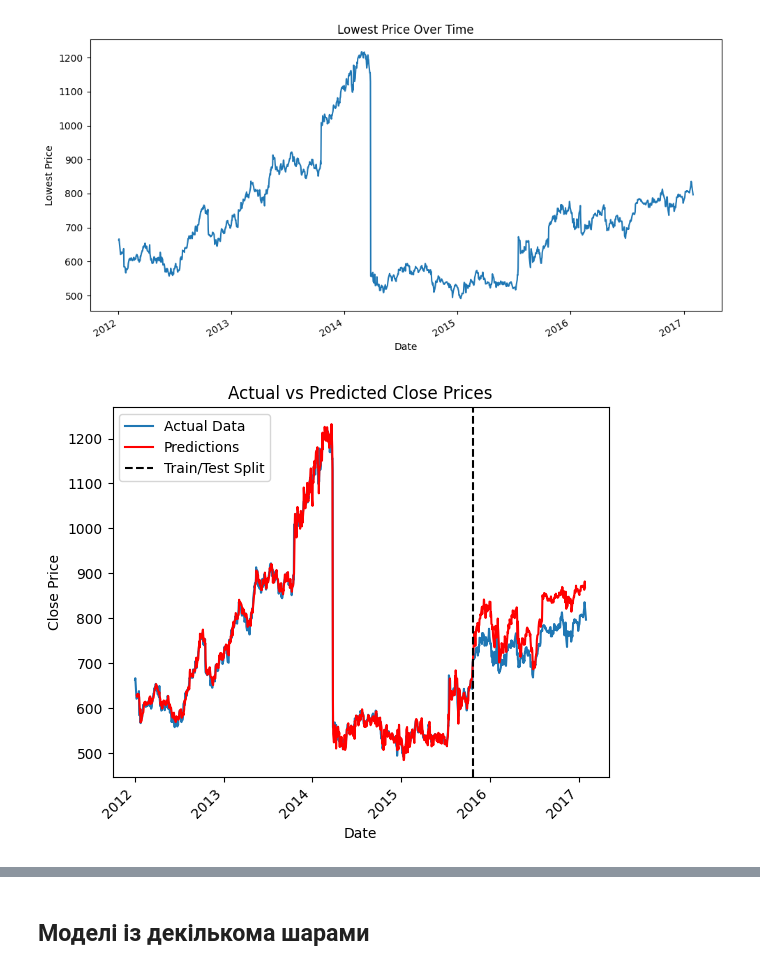
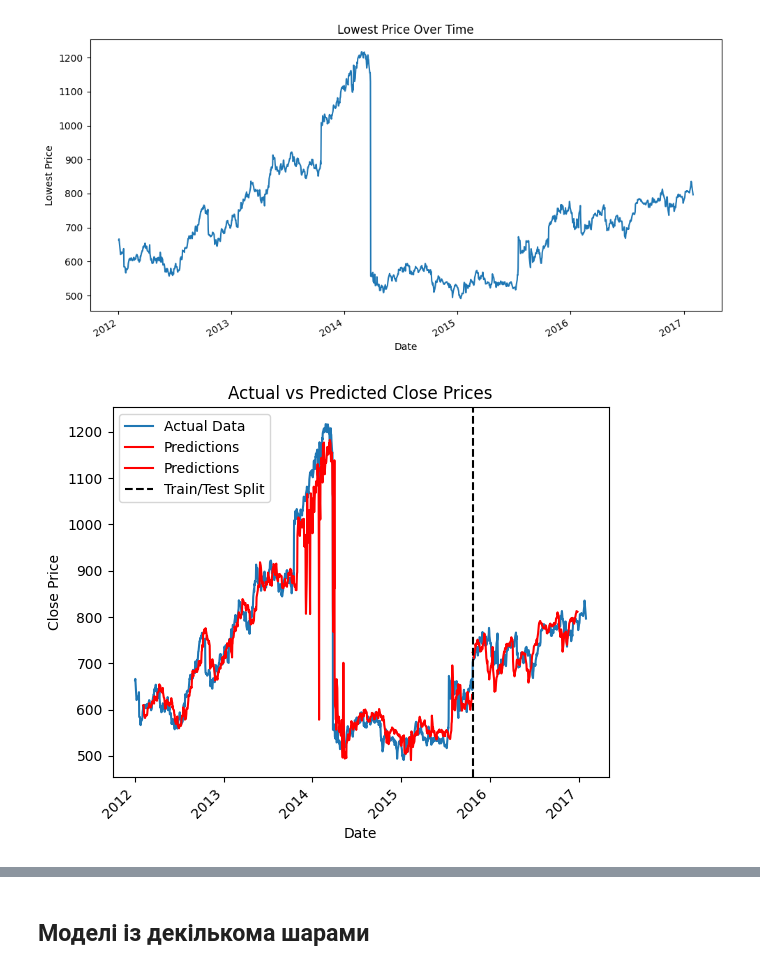
Before and after one commit to Mage-Knight/Intelligent_decision_support_systems, a Jupyter notebook: Lab2/idss-lab-2.ipynb, the cells around one changed output, grey strips where cells are left out. Drawn from its saved outputs; the diff is of its cells as text; code cells hidden in the pictures.

```diff
--- a/Lab2/idss-lab-2.ipynb
+++ b/Lab2/idss-lab-2.ipynb
@@ -80,7 +80,7 @@ Data columns (total 6 columns):
 dtypes: float64(3), object(3)
 memory usage: 59.1+ KB
 # %%
-df_test = pd.read_csv('Google_Stock_Price_Test.csv')
+df_test = pd.read_csv('/kaggle/input/gooogle-stock-price/Google_Stock_Price_Test.csv')
 df_test.head()
 # %% [output]
 |  | Date | Open | High | Low | Close | Volume |
@@ -278,16 +290,16 @@ class RNNModel(nn.Module, BasicRNN):
                 input_dim=X_train.shape[-1], hidden_dim=hidden_dim, output_dim=y_train.shape[-1],
                 input_sequence=INPUT_SEQUENCE, output_sequence=OUTPUT_SEQUENCE
             ).to(DEVICE)
-            model.fit(X_train, y_train, X_test, y_test, num_epochs=300, batch_size=batch_size, learning_rate=lr, verbose=False)
+            current_best_model, current_best_test_loss = model.fit(X_train, y_train, X_test, y_test, num_epochs=300, batch_size=batch_size, learning_rate=lr, verbose=False)
 
-            test_dataset = TensorDataset(X_test, y_test)
-            test_loader = DataLoader(dataset=test_dataset, batch_size=batch_size, shuffle=False)
-            val_loss = model.evaluate(test_loader, criterion)
+#             test_dataset = TensorDataset(X_test, y_test)
+#             test_loader = DataLoader(dataset=test_dataset, batch_size=batch_size, shuffle=False)
+#             val_loss = model.evaluate(test_loader, criterion)
 
-            if val_loss < best_loss:
-                best_loss = val_loss
+            if current_best_test_loss < best_loss:
+                best_loss = current_best_test_loss
                 best_params = params
-                best_model = deepcopy(model)
+                best_model = deepcopy(current_best_model)
 
         print(f'Best parameters found: {best_params}, with validation loss: {best_loss}')
         return best_params, best_model
@@ -299,7 +311,7 @@ class RNNModel(nn.Module, BasicRNN):
 # }
 parameter_grid = {
     'lr': [0.001],
-    'hidden_dim': [25],
+    'hidden_dim': [25, 50, 75, 100],
     'batch_size': [64]
 }
 
@@ -309,2 +321,2 @@ Best parameters found: (0.001, 25, 64), with validation loss: 0.0026727243543813
 # %%
-best_rnn_model.fit(X_train_tensor, y_train_tensor, X_test_tensor, y_test_tensor, num_epochs=1000, learning_rate=best_rnn_params[0], batch_size=best_rnn_params[2])
+# best_rnn_model.fit(X_train_tensor, y_train_tensor, X_test_tensor, y_test_tensor, num_epochs=1000, learning_rate=best_rnn_params[0], batch_size=best_rnn_params[2])
@@ -375,50 +368,44 @@ plt.show()
 # %%
 def plot_data_and_prediction(model, features_scaler, target_scaler, split_index, input_sequence, output_sequence, xticks_data=df['Date'].values, yticks_data=df['Close'].values, features_data=df.drop(['Date', 'Close'], axis=1),):
     _, ax = plt.subplots()
     # Plot real data
     ax.plot(xticks_data, yticks_data, label='Actual Data')
 
     # Prepare to plot predicted data
     # Note: Adjust your model prediction and data preparation as necessary
-    predictions = []  # This will store all your predictions
-    prediction_dates = []  # This will store corresponding dates for predictions
+
 
     # Assuming X_train_tensor and X_test_tensor are globally accessible; adjust as necessary
     for tensor, is_train in [(X_train_tensor, True), (X_test_tensor, False)]:
+        predictions = []  # This will store all your predictions
+        prediction_dates = []  # This will store corresponding dates for predictions
         # Generate predictions
         y_pred_tensor = model.forward(tensor.to(DEVICE)).detach()
         y_pred_unscaled = target_scaler.inverse_transform(y_pred_tensor.cpu().numpy().reshape(-1, 1)).flatten()
 
-        # Determine the start index for prediction dates
-        start_idx = split_index if not is_train else 0
-        for i in range(tensor.shape[0]):
-            # Calculate the start date for this prediction
-            date_idx = start_idx + i + input_sequence
-            if date_idx < len(xticks_data):
-                prediction_dates.append(xticks_data[date_idx])
-                predictions.append(y_pred_unscaled[i * output_sequence:(i + 1) * output_sequence])
-
-    # Since the predictions may not cover every date (especially with output sequences), you might need to adjust this part
-    # This example assumes you're plotting the first day of each predicted sequence for simplicity
-    predictions_first_day = [pred[0] for pred in predictions]
-    ax.plot(prediction_dates[:len(predictions_first_day)], predictions_first_day, 'r', label='Predictions')
+        # Since the predictions may not cover every date (especially with output sequences), you might need to adjust this part
+        # Here we're plotting the last day of each predicted sequence for simplicity
+        start_idx = split_index if not is_train else 0 + input_sequence + output_sequence - 1
+        ax.plot(xticks_data[start_idx:start_idx+tensor.shape[0]],\
+                [y_pred_unscaled[(i + 1) * output_sequence - 1] for i in range(tensor.shape[0])],
+                'r', label='Predictions')
 
     # Additional plot formatting
     plt.axvline(x=xticks_data[split_index], color='black', linestyle='--', label='Train/Test Split')
     ax.set_xlabel("Date")
     ax.set_ylabel("Close Price")
     ax.set_title('Actual vs Predicted Close Prices')
     plt.legend()
     plt.setp(ax.get_xticklabels(), rotation=45, horizontalalignment='right')
 
     plt.show()
 
 # Call your plot function with the appropriate parameters
 plot_data_and_prediction(model=best_rnn_model, features_scaler=feature_scaler, target_scaler=target_scaler,
                          split_index=split_index,
-                         input_sequence=input_sequence, output_sequence=output_sequence)
+                         input_sequence=INPUT_SEQUENCE, output_sequence=OUTPUT_SEQUENCE)
 # %% [output]
-[figure, old version]
+[figure, new version]
 # %%
 class LSTMModel(nn.Module, BasicRNN):
     def __init__(self, input_dim, hidden_dim, output_dim, input_sequence, output_sequence):
```
Also changed, not shown: parts of 44 cells of this notebook.
